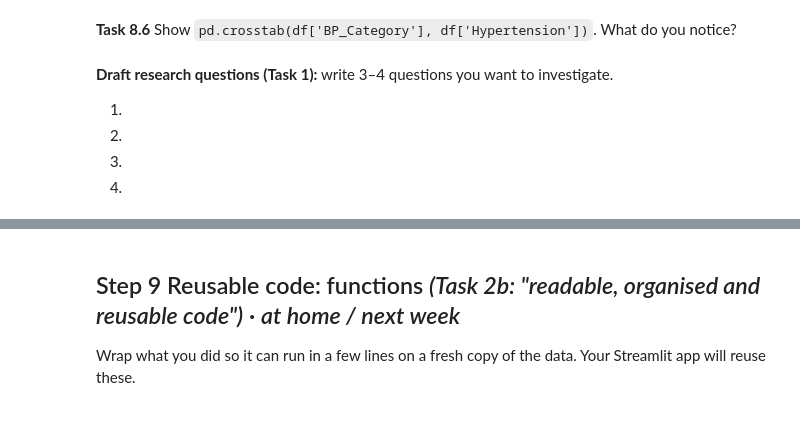
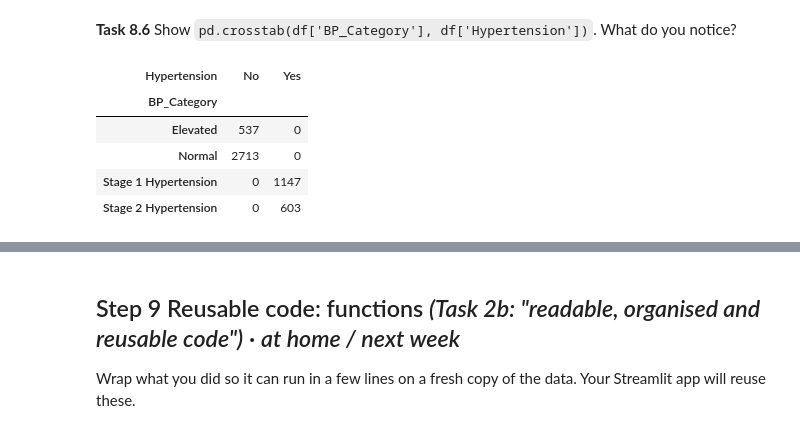
Before and after one commit to Hasnat22/hypertension_dataset, a Jupyter notebook: Week5_Workshop_Pandas_Student.ipynb, the cells around one changed output, grey strips where cells are left out. Saved outputs shown, nothing was run; the diff lists cells and outputs as text; code cells hidden in the pictures.

Commit message:
Task 8 completed

```diff
--- a/Week5_Workshop_Pandas_Student.ipynb
+++ b/Week5_Workshop_Pandas_Student.ipynb
@@ -888,10 +928,12 @@ df.groupby(...)[...].mean().round(3)
 **Task 8.6** Show `pd.crosstab(df['BP_Category'], df['Hypertension'])`. What do you notice?
 # %%
 # your code here
+
+pd.crosstab(df['BP_Category'], df['Hypertension'])
+# %% [output]
+| Hypertension | No | Yes |
+| BP_Category |  |  |
+| Elevated | 537 | 0 |
+| Normal | 2713 | 0 |
+| Stage 1 Hypertension | 0 | 1147 |
+| Stage 2 Hypertension | 0 | 603 |
-# %% [markdown]
-**Draft research questions (Task 1):** write 3–4 questions you want to investigate.
-
-1.
-2.
-3.
-4.
```
Also changed, not shown: parts of 6 cells of this notebook.
